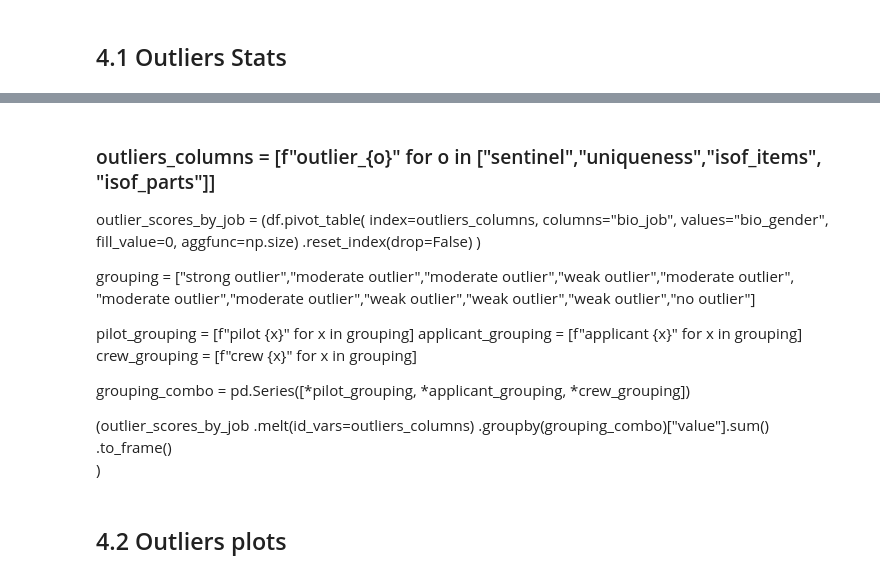
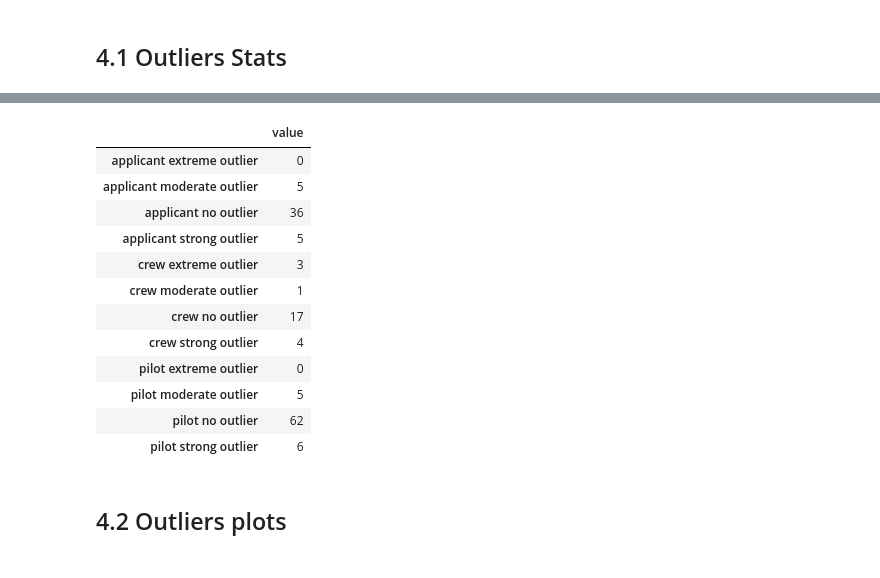
Before and after one commit to alkaest2002/mhsc, a Jupyter notebook: analysis.ipynb, the cells around one changed output, grey strips where cells are left out. Cells and saved outputs as stored; diff of their text form; code cells hidden in the pictures.

```diff
--- a/analysis.ipynb
+++ b/analysis.ipynb
@@ -400,25 +404,39 @@ outliers_by_step = (df[(df[outliers_columns] == -1).any(axis=1)][[*outliers_colu
-# %% [markdown]
-### outliers_columns = [f"outlier_{o}" for o in ["sentinel","uniqueness","isof_items", "isof_parts"]]
-
-outlier_scores_by_job = (df.pivot_table(
-    index=outliers_columns, columns="bio_job", values="bio_gender", fill_value=0, aggfunc=np.size)
-     .reset_index(drop=False)
-)
-
-grouping = ["strong outlier","moderate outlier","moderate outlier","weak outlier","moderate outlier",
-         "moderate outlier","moderate outlier","weak outlier","weak outlier","weak outlier","no outlier"]
-
-pilot_grouping = [f"pilot {x}" for x in grouping]
-applicant_grouping = [f"applicant {x}" for x in grouping]
-crew_grouping = [f"crew {x}" for x in grouping]
-
-grouping_combo = pd.Series([*pilot_grouping, *applicant_grouping, *crew_grouping])
-
-(outlier_scores_by_job
-     .melt(id_vars=outliers_columns)
-     .groupby(grouping_combo)["value"].sum()
-     .to_frame()
-)
+# %%
+outliers_columns = [f"outlier_{o}" for o in ["sentinel","uniqueness","isof_items", "isof_parts"]]
+
+outlier_scores_by_job = (df.pivot_table(
+    index=outliers_columns, columns="bio_job", values="bio_gender", fill_value=0, aggfunc=np.size)
+     .reset_index(drop=False)
+)
+
+grouping = ["extreme outlier","strong outlier","strong outlier","moderate outlier","strong outlier",
+         "strong outlier","strong outlier","moderate outlier","moderate outlier","moderate outlier","no outlier"]
+
+pilot_grouping = [f"pilot {x}" for x in grouping]
+applicant_grouping = [f"applicant {x}" for x in grouping]
+crew_grouping = [f"crew {x}" for x in grouping]
+
+grouping_combo = pd.Series([*pilot_grouping, *applicant_grouping, *crew_grouping])
+
+(outlier_scores_by_job
+     .melt(id_vars=outliers_columns)
+     .groupby(grouping_combo)["value"].sum()
+     .to_frame()
+)
+# %% [output]
+|  | value |
+| applicant extreme outlier | 0 |
+| applicant moderate outlier | 5 |
+| applicant no outlier | 36 |
+| applicant strong outlier | 5 |
+| crew extreme outlier | 3 |
+| crew moderate outlier | 1 |
+| crew no outlier | 17 |
+| crew strong outlier | 4 |
+| pilot extreme outlier | 0 |
+| pilot moderate outlier | 5 |
+| pilot no outlier | 62 |
+| pilot strong outlier | 6 |
 # %% [markdown]
 ## 4.2 Outliers plots
 # %%
```
Also changed, not shown: parts of 16 cells of this notebook, 5 other files.
